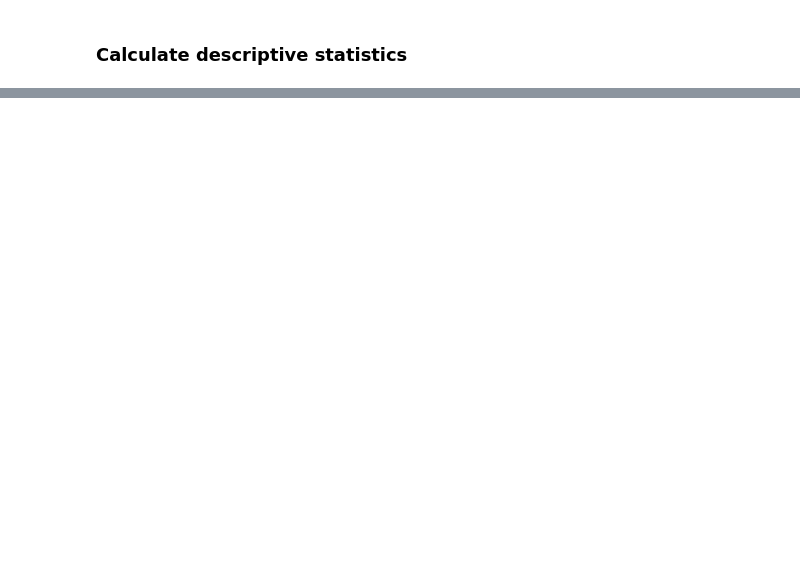
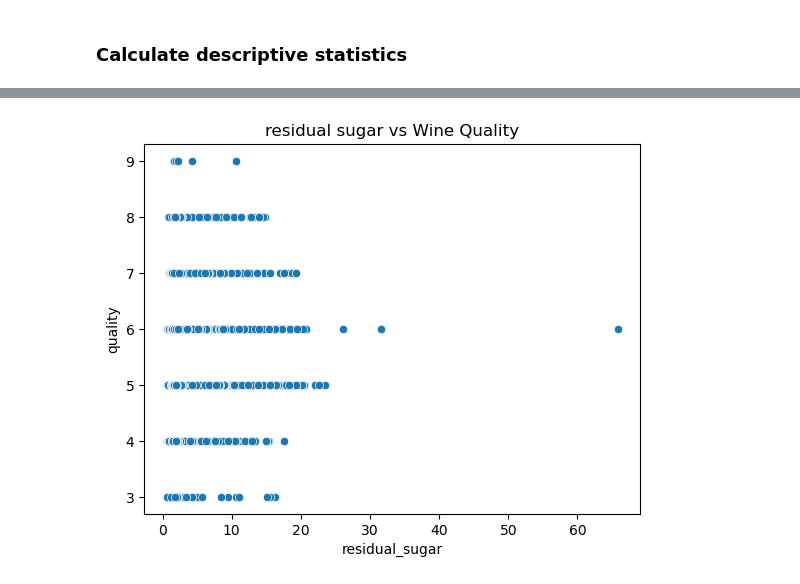
Before and after one commit to Hunkstaban/BIMiniProjects, a Jupyter notebook: MiniProject2/workbooks/wineExploreDataTobyEmil.ipynb, the cells around one changed output, grey strips where cells are left out. Drawn from its saved outputs; the diff is of its cells as text; code cells hidden in the pictures; blank space fills up the shorter version.

```diff
--- a/MiniProject2/workbooks/wineExploreDataTobyEmil.ipynb
+++ b/MiniProject2/workbooks/wineExploreDataTobyEmil.ipynb
@@ -146,0 +222,12 @@ TypeError: 'Categorical' with dtype category does not support reduction 'mean'
+# %%
+## plot diagram correlation of alcohol and quality
+#seaborn.scatterplot(data=DfAllWine, x='alcohol', y='quality')
+#plt.title('Alcohol vs Wine Quality')
+#plt.show()
+
+## plot diagram correlation of residual_sugar and quality
+seaborn.scatterplot(data=DfAllWine, x='residual_sugar', y='quality')
+plt.title('residual sugar vs Wine Quality')
+plt.show()
+# %% [output]
+[figure, added]
```
Also changed, not shown: parts of 20 cells of this notebook.
